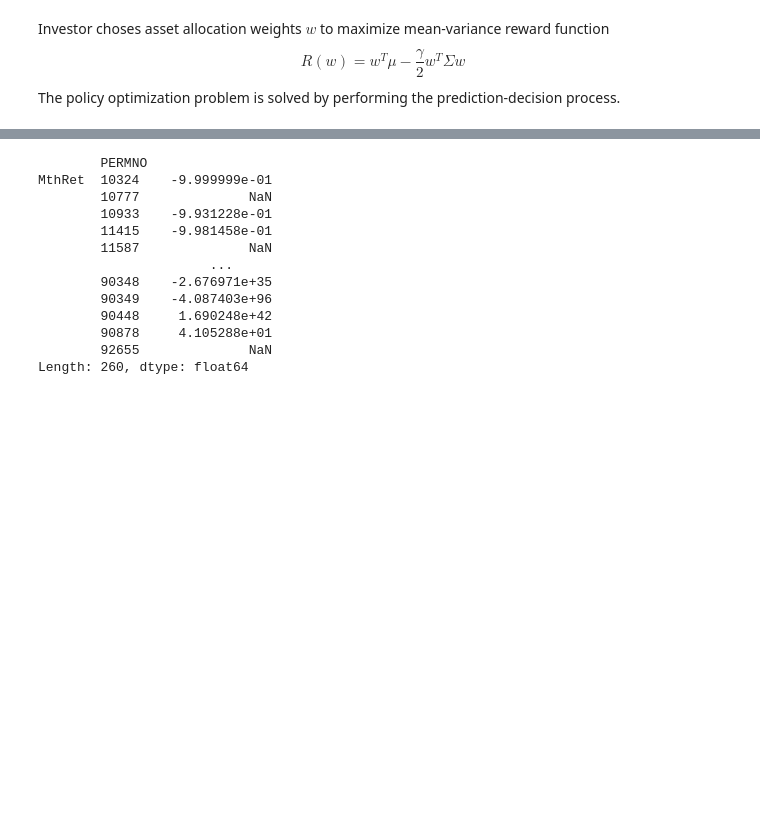
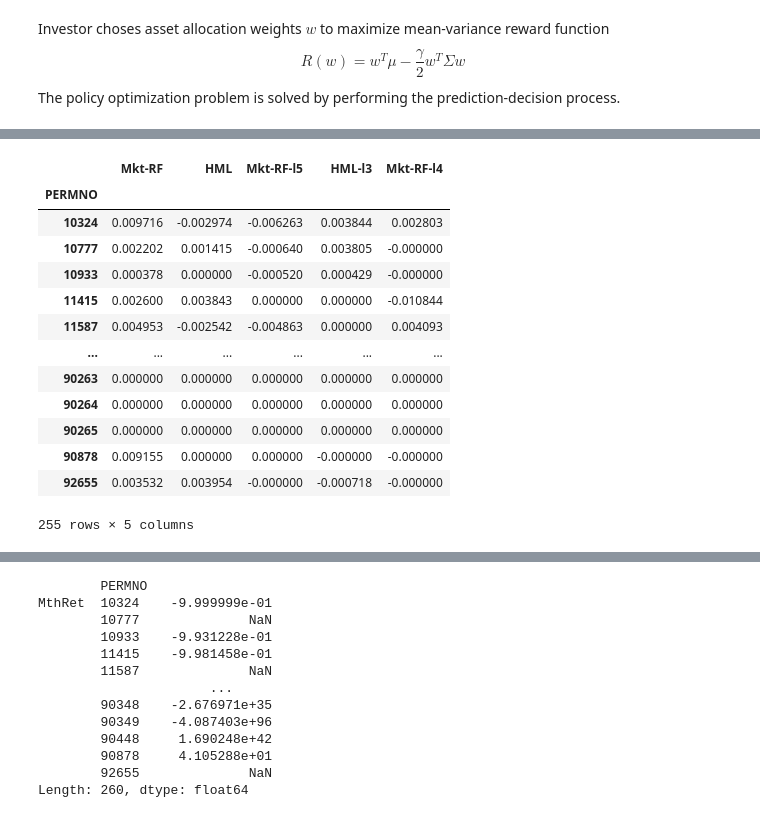
Before and after one commit to Kelvin-xing/Econ6102, a Jupyter notebook: PS1/PS1_xing.ipynb, the cells around one changed output, grey strips where cells are left out. Cells and saved outputs as stored; diff of their text form; code cells hidden in the pictures; blank space fills up the shorter version.

```diff
--- a/PS1/PS1_xing.ipynb
+++ b/PS1/PS1_xing.ipynb
@@ -330,16 +343,16 @@ mean = pd.DataFrame()
 expected_ret = pd.DataFrame()
 sharpe = pd.DataFrame()
 volatility = pd.DataFrame()
+eps = pd.DataFrame()
 c = 0.2 # cut-off return
 for date in datelist:
     start_date = date + relativedelta(months=-window)
-
-    df_temp = df_LASSO.loc[((df_LASSO['date'] <= date) & (df_LASSO['date'] > start_date))].fillna('bfill')
-    prices = df_temp[['MthRet','date','PERMNO']].pivot(index='date',columns='PERMNO').fillna(0)
-    mu = mean_historical_return(prices)
-    S = CovarianceShrinkage(prices).ledoit_wolf()
-
-    ef = EfficientFrontier(mu, S)
-    weights = ef.max_quadratic_utility(risk_aversion=gamma)
-    expected_ret[date], volatility[date], sharpe[date] = ef.portfolio_performance()
+    for stock in stocks:
+        beta_vars = params_star.loc[date].values.tolist()
+        beta_temp = params.loc[((params['date'] <= date) & (params['date'] > start_date))][beta_vars].loc[stock]
+        df_temp = df_LASSO.loc[(df_LASSO['PERMNO'] == stock) & ((df_LASSO['date'] <= date) & (df_LASSO['date'] > start_date))].dropna()
+        y = df_temp['MthRet']
+        X = df_temp[beta_vars]
+        y_hat = X.dot(beta_temp)
+        eps = y - y_hat
 # %% [output]
@@ -369,0 +360,17 @@ prices
+# %%
+beta_temp
+# %% [output]
+|  | Mkt-RF | HML | Mkt-RF-l5 | HML-l3 | Mkt-RF-l4 |
+| PERMNO |  |  |  |  |  |
+| 10324 | 0.009716 | -0.002974 | -0.006263 | 0.003844 | 0.002803 |
+| 10777 | 0.002202 | 0.001415 | -0.000640 | 0.003805 | -0.000000 |
+| 10933 | 0.000378 | 0.000000 | -0.000520 | 0.000429 | -0.000000 |
+| 11415 | 0.002600 | 0.003843 | 0.000000 | 0.000000 | -0.010844 |
+| 11587 | 0.004953 | -0.002542 | -0.004863 | 0.000000 | 0.004093 |
+| ... | ... | ... | ... | ... | ... |
+| 90263 | 0.000000 | 0.000000 | 0.000000 | 0.000000 | 0.000000 |
+| 90264 | 0.000000 | 0.000000 | 0.000000 | 0.000000 | 0.000000 |
+| 90265 | 0.000000 | 0.000000 | 0.000000 | 0.000000 | 0.000000 |
+| 90878 | 0.009155 | 0.000000 | 0.000000 | -0.000000 | -0.000000 |
+| 92655 | 0.003532 | 0.003954 | -0.000000 | -0.000718 | -0.000000 |
+255 rows × 5 columns
```
Also changed, not shown: parts of 9 cells of this notebook, 5 other files.
